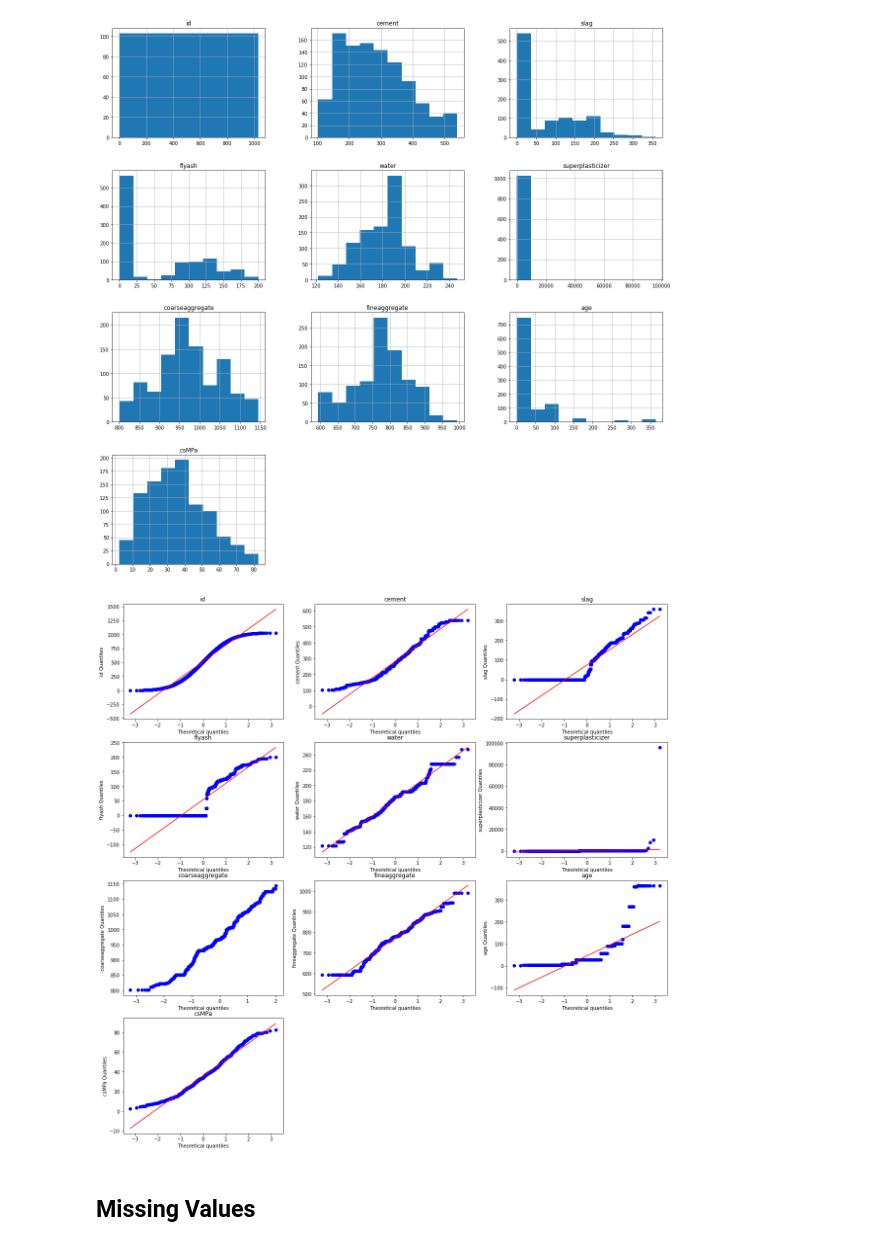
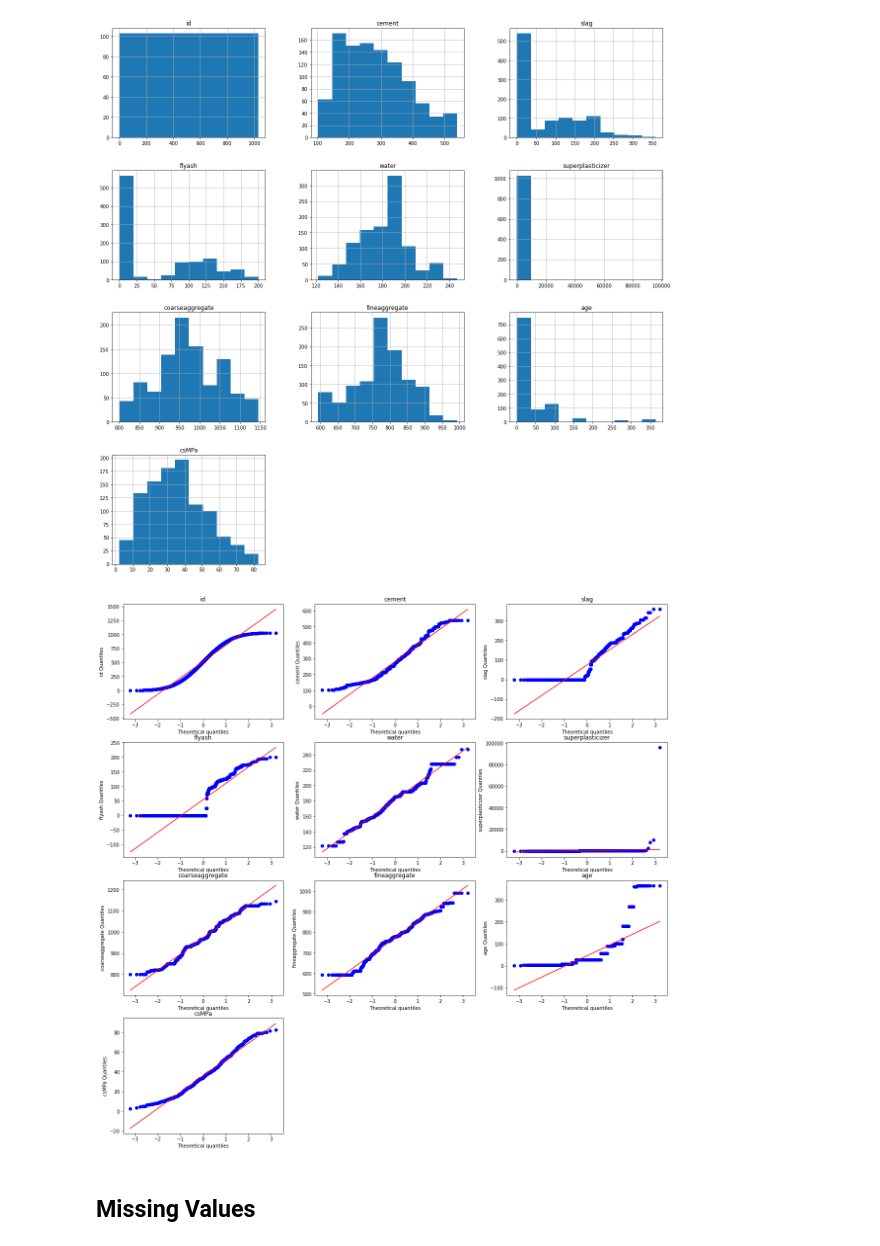
Before and after one commit to GabrielVargasR/University-Artificial-Intelligence, a Jupyter notebook: TC3 - Regression and Feature Engineering/2021-2-Trabajo Practico_03.ipynb, the cells around one changed output. Drawn from its saved outputs; the diff is of its cells as text; code cells hidden in the pictures.

```diff
--- a/TC3 - Regression and Feature Engineering/2021-2-Trabajo Practico_03.ipynb
+++ b/TC3 - Regression and Feature Engineering/2021-2-Trabajo Practico_03.ipynb
@@ -107,14 +107,14 @@ plt.show()
 # %%
 p = 1
 plt.figure(figsize=(20,20))
 for i in data:
     plt.subplot(4,3,p)
     p = p + 1
-    stats.probplot(data[i], dist="norm", plot=plt)
+    stats.probplot(data[i].dropna(), dist="norm", plot=plt)
     plt.title(i)
     plt.ylabel(f'{i} Quantiles')
 # %% [output]
-[figure, old version]
+[figure, new version]
 # %% [markdown]
 ## Missing Values
 # %%
```
Also changed, not shown: parts of 9 cells of this notebook, 1 other file.
